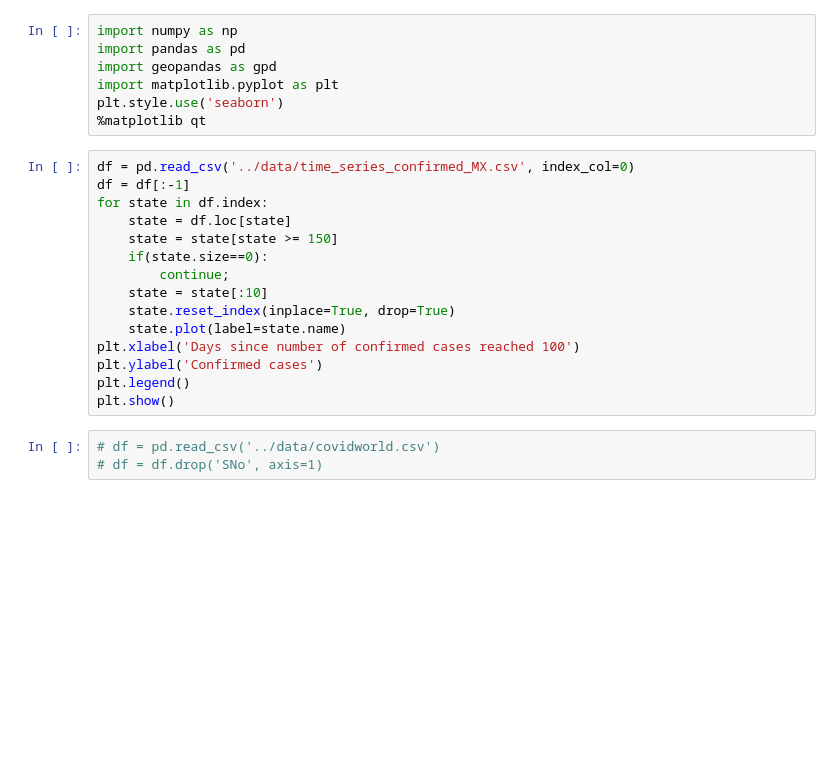
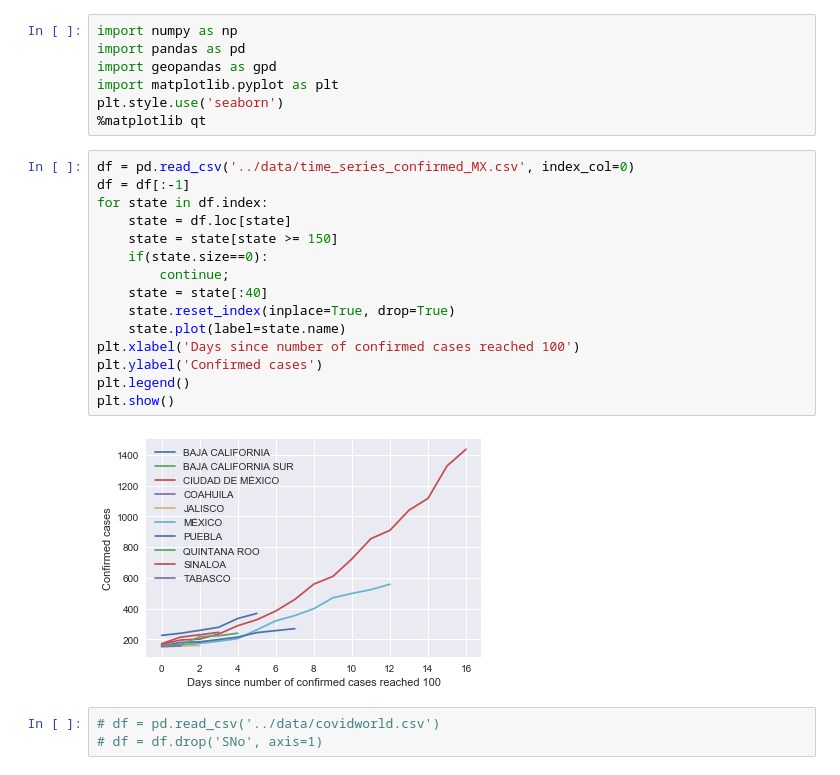
Before and after one commit to carloscerlira/COVIDMEX, a Jupyter notebook: examples/comparasion.ipynb, the cells around one changed output. Cells and saved outputs as stored; diff of their text form; blank space fills up the shorter version.

```diff
--- a/examples/comparasion.ipynb
+++ b/examples/comparasion.ipynb
@@ -8,18 +8,20 @@ plt.style.use('seaborn')
 # %%
 df = pd.read_csv('../data/time_series_confirmed_MX.csv', index_col=0)
 df = df[:-1]
 for state in df.index:
     state = df.loc[state]
     state = state[state >= 150]
     if(state.size==0):
         continue;
-    state = state[:10]
+    state = state[:40]
     state.reset_index(inplace=True, drop=True)
     state.plot(label=state.name)
 plt.xlabel('Days since number of confirmed cases reached 100')
 plt.ylabel('Confirmed cases')
 plt.legend()
 plt.show()
+# %% [output]
+[figure, added]
 # %%
 # df = pd.read_csv('../data/covidworld.csv')
 # df = df.drop('SNo', axis=1)
```
Also changed, not shown: 13 other files.
